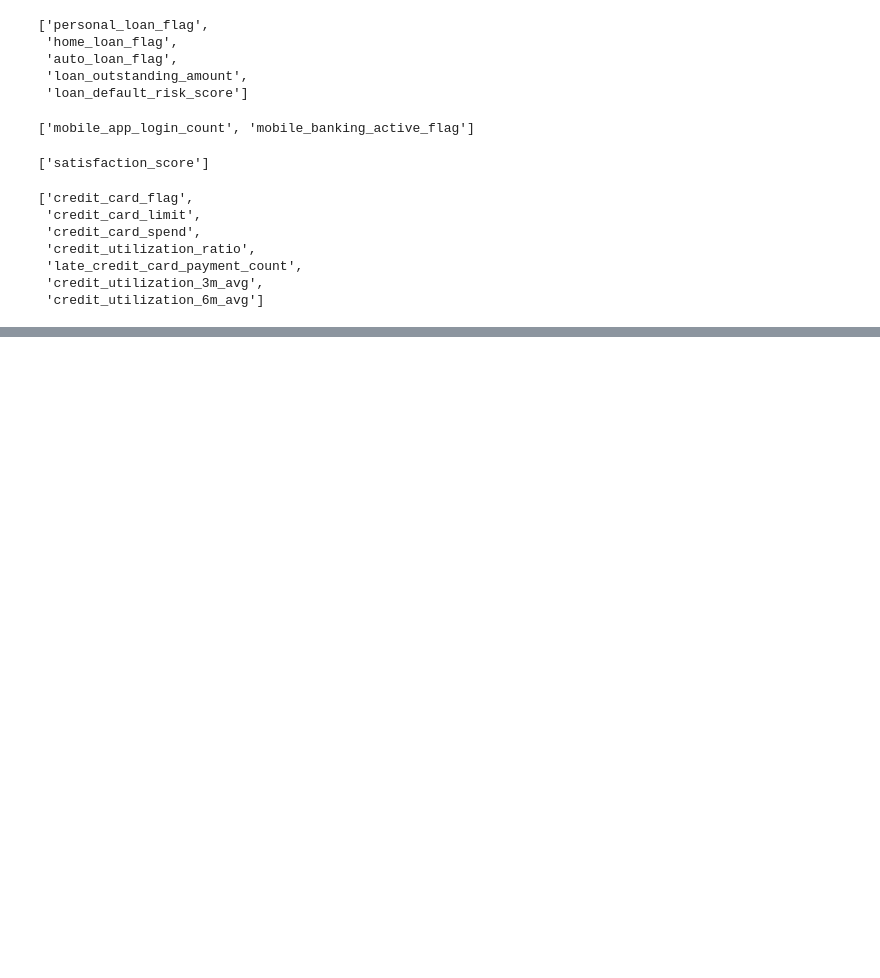
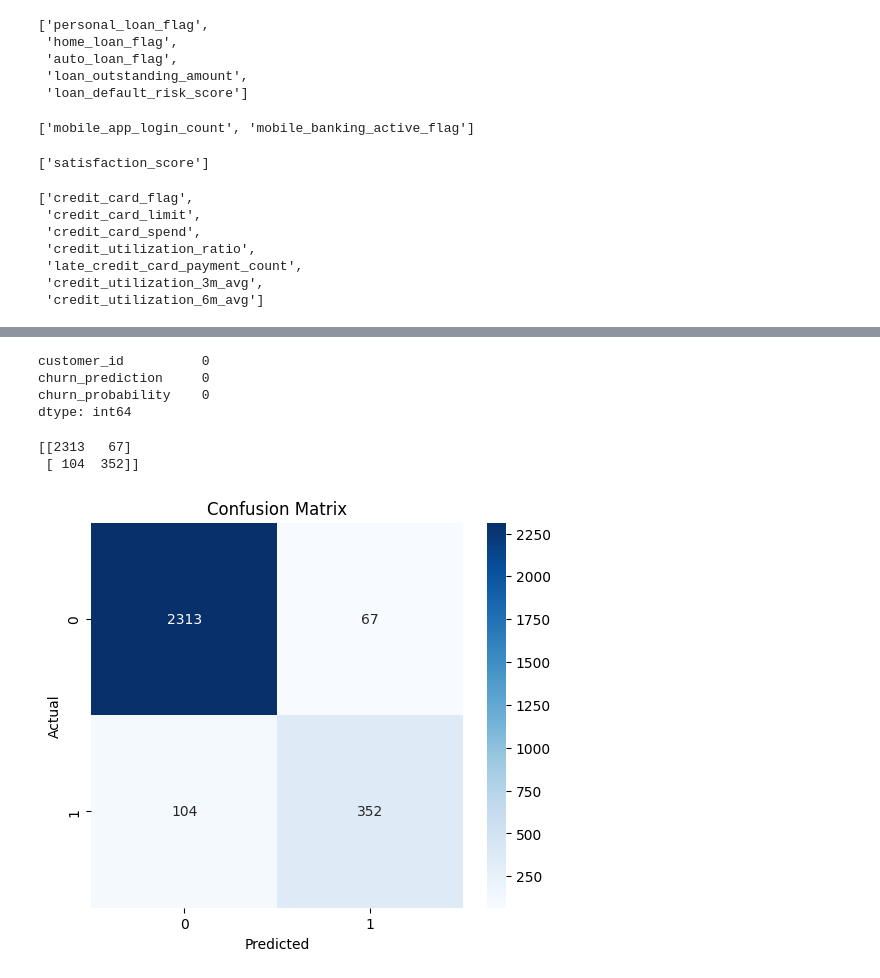
Before and after one commit to Gyanvi23/ChurnZeroAI, a Jupyter notebook: notebooks/churn_training.ipynb, the cells around one changed output, grey strips where cells are left out. Cells and saved outputs as stored; diff of their text form; code cells hidden in the pictures; blank space fills up the shorter version.

```diff
--- a/notebooks/churn_training.ipynb
+++ b/notebooks/churn_training.ipynb
@@ -1125,0 +2401,2 @@ df = pd.read_csv(
+# %%
+X = X.iloc[:, :25]
@@ -1125,0 +2441,8 @@ df = pd.read_csv(
+# %%
+y_pred = model.predict(
+X_test
+)
+
+y_prob = model.predict_proba(
+X_test
+)[:,1]
@@ -1125,0 +2582,52 @@ df = pd.read_csv(
+# %%
+submission.isnull().sum()
+# %% [output]
+customer_id          0
+churn_prediction     0
+churn_probability    0
+dtype: int64
+# %%
+from sklearn.metrics import confusion_matrix
+
+cm = confusion_matrix(
+y_test,
+y_pred
+)
+
+print(cm)
+# %% [output]
+[[2313   67]
+ [ 104  352]]
+# %%
+import seaborn as sns
+import matplotlib.pyplot as plt
+
+plt.figure(figsize=(6,5))
+
+sns.heatmap(
+
+cm,
+
+annot=True,
+
+fmt="d",
+
+cmap="Blues"
+
+)
+
+plt.xlabel(
+"Predicted"
+)
+
+plt.ylabel(
+"Actual"
+)
+
+plt.title(
+"Confusion Matrix"
+)
+
+plt.show()
+# %% [output]
+[figure, added]
```
Also changed, not shown: parts of 99 cells of this notebook, 6 other files.
